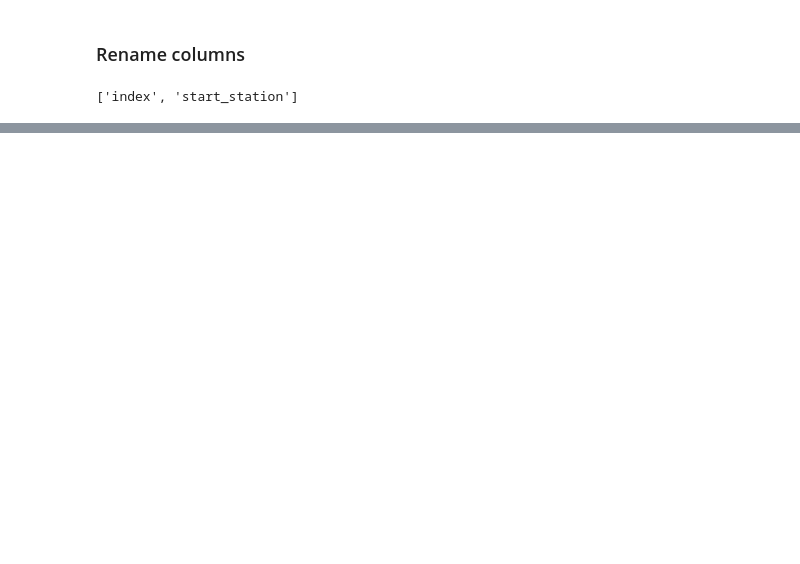
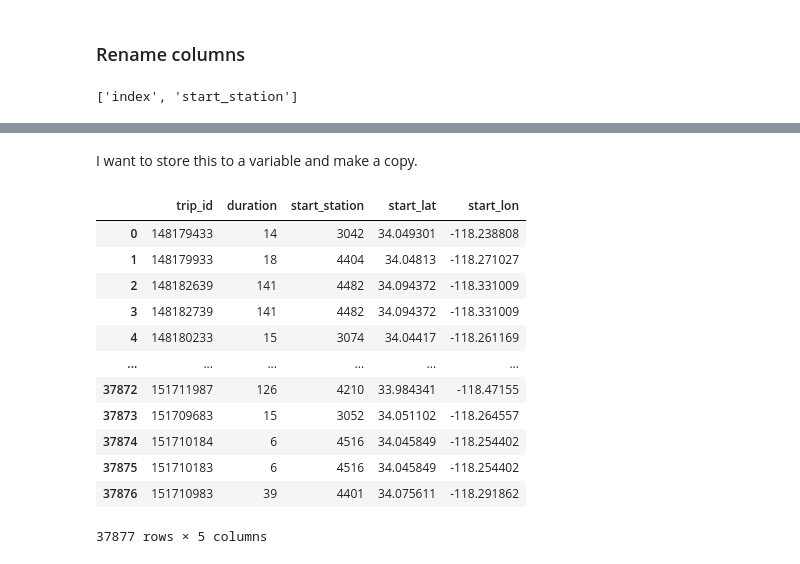
Before and after one commit to shinahpark/up206-shinah, a Jupyter notebook: Week2_Assignment_DataExploration.ipynb, the cells around one changed output, grey strips where cells are left out. Drawn from its saved outputs; the diff is of its cells as text; code cells hidden in the pictures; blank space fills up the shorter version.

```diff
--- a/Week2_Assignment_DataExploration.ipynb
+++ b/Week2_Assignment_DataExploration.ipynb
@@ -240,0 +314,19 @@ query, plot 만들기
+# %% [markdown]
+I want to store this to a variable and make a copy.
+# %%
+bike_trimmed = bike[desired_columns].copy()
+bike_trimmed
+# %% [output]
+|  | trip_id | duration | start_station | start_lat | start_lon |
+| 0 | 148179433 | 14 | 3042 | 34.049301 | -118.238808 |
+| 1 | 148179933 | 18 | 4404 | 34.04813 | -118.271027 |
+| 2 | 148182639 | 141 | 4482 | 34.094372 | -118.331009 |
+| 3 | 148182739 | 141 | 4482 | 34.094372 | -118.331009 |
+| 4 | 148180233 | 15 | 3074 | 34.04417 | -118.261169 |
+| ... | ... | ... | ... | ... | ... |
+| 37872 | 151711987 | 126 | 4210 | 33.984341 | -118.47155 |
+| 37873 | 151709683 | 15 | 3052 | 34.051102 | -118.264557 |
+| 37874 | 151710184 | 6 | 4516 | 34.045849 | -118.254402 |
+| 37875 | 151710183 | 6 | 4516 | 34.045849 | -118.254402 |
+| 37876 | 151710983 | 39 | 4401 | 34.075611 | -118.291862 |
+37877 rows × 5 columns
```
Also changed, not shown: parts of 25 cells of this notebook.
